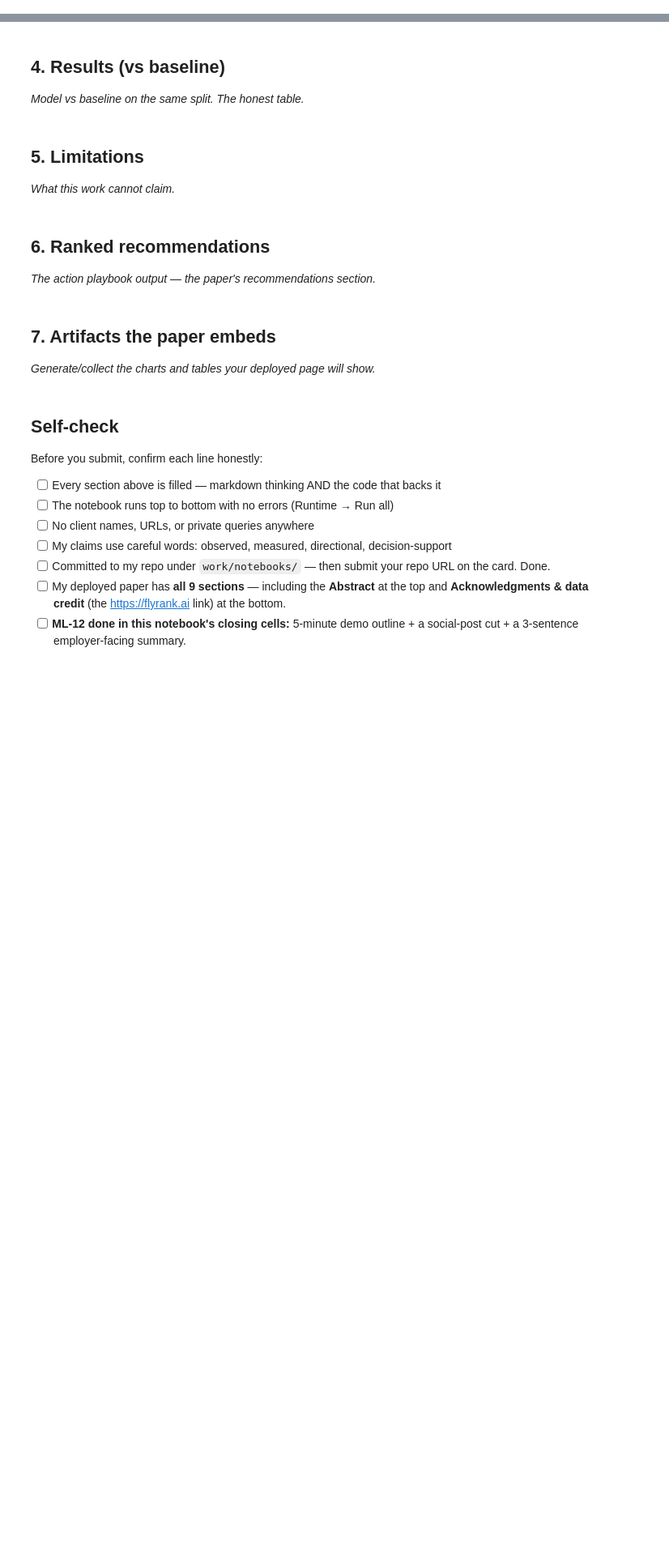
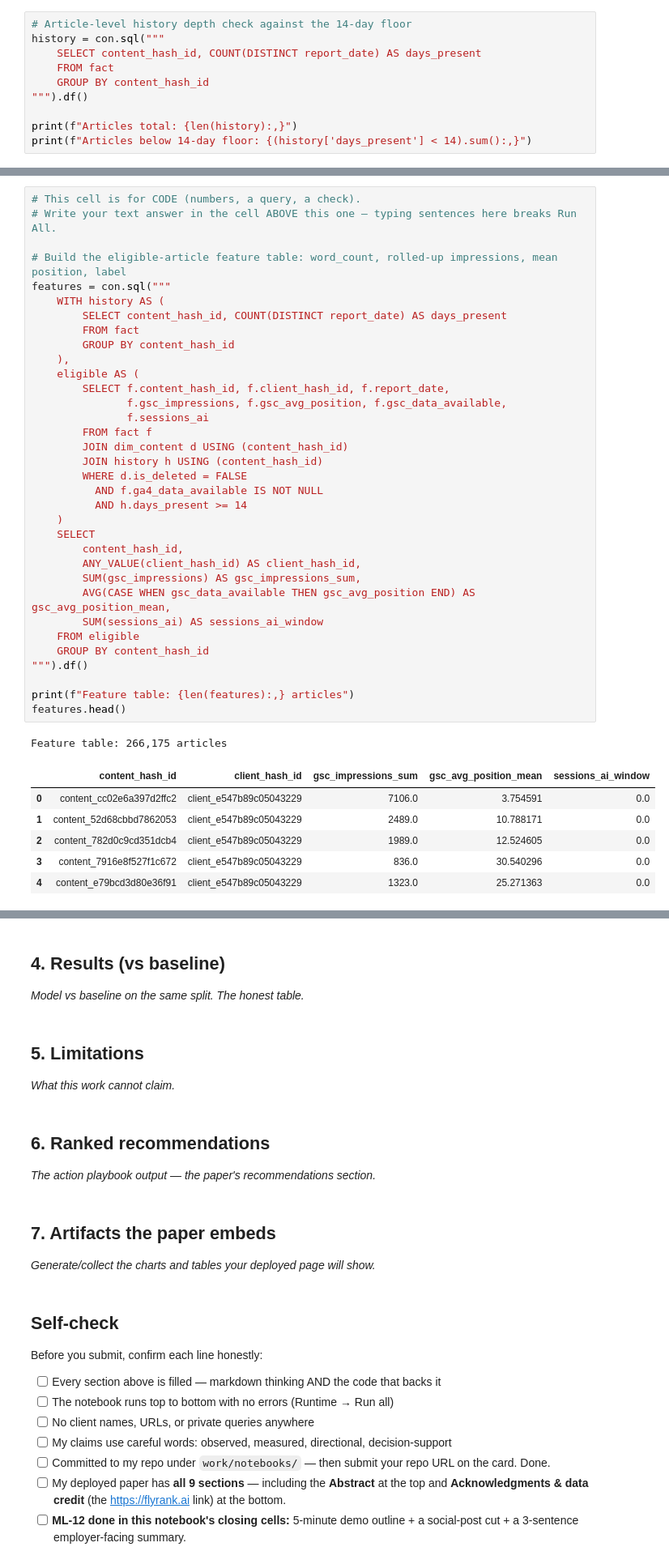
Before and after one commit to whozahm3d/flyrank-ml-internship, a Jupyter notebook: work/notebooks/capstone.ipynb, the cells around one changed output, grey strips where cells are left out. Shown at 81% size. Saved outputs shown, nothing was run; the diff lists cells and outputs as text; blank space fills up the shorter version.

```diff
--- a/work/notebooks/capstone.ipynb
+++ b/work/notebooks/capstone.ipynb
@@ -20,0 +258,10 @@ This skeleton is yours to fill. Work the sections **in order** — each one has
+# %%
+# Article-level history depth check against the 14-day floor
+history = con.sql("""
+    SELECT content_hash_id, COUNT(DISTINCT report_date) AS days_present
+    FROM fact
+    GROUP BY content_hash_id
+""").df()
+
+print(f"Articles total: {len(history):,}")
+print(f"Articles below 14-day floor: {(history['days_present'] < 14).sum():,}")
@@ -20,0 +360,42 @@ This skeleton is yours to fill. Work the sections **in order** — each one has
+# %%
+# This cell is for CODE (numbers, a query, a check).
+# Write your text answer in the cell ABOVE this one — typing sentences here breaks Run All.
+
+# Build the eligible-article feature table: word_count, rolled-up impressions, mean position, label
+features = con.sql("""
+    WITH history AS (
+        SELECT content_hash_id, COUNT(DISTINCT report_date) AS days_present
+        FROM fact
+        GROUP BY content_hash_id
+    ),
+    eligible AS (
+        SELECT f.content_hash_id, f.client_hash_id, f.report_date,
+               f.gsc_impressions, f.gsc_avg_position, f.gsc_data_available,
+               f.sessions_ai
+        FROM fact f
+        JOIN dim_content d USING (content_hash_id)
+        JOIN history h USING (content_hash_id)
+        WHERE d.is_deleted = FALSE
+          AND f.ga4_data_available IS NOT NULL
+          AND h.days_present >= 14
+    )
+    SELECT
+        content_hash_id,
+        ANY_VALUE(client_hash_id) AS client_hash_id,
+        SUM(gsc_impressions) AS gsc_impressions_sum,
+        AVG(CASE WHEN gsc_data_available THEN gsc_avg_position END) AS gsc_avg_position_mean,
+        SUM(sessions_ai) AS sessions_ai_window
+    FROM eligible
+    GROUP BY content_hash_id
+""").df()
+
+print(f"Feature table: {len(features):,} articles")
+features.head()
+# %% [output]
+Feature table: 266,175 articles
+|  | content_hash_id | client_hash_id | gsc_impressions_sum | gsc_avg_position_mean | sessions_ai_window |
+| 0 | content_cc02e6a397d2ffc2 | client_e547b89c05043229 | 7106.0 | 3.754591 | 0.0 |
+| 1 | content_52d68cbbd7862053 | client_e547b89c05043229 | 2489.0 | 10.788171 | 0.0 |
+| 2 | content_782d0c9cd351dcb4 | client_e547b89c05043229 | 1989.0 | 12.524605 | 0.0 |
+| 3 | content_7916e8f527f1c672 | client_e547b89c05043229 | 836.0 | 30.540296 | 0.0 |
+| 4 | content_e79bcd3d80e36f91 | client_e547b89c05043229 | 1323.0 | 25.271363 | 0.0 |
```
Also changed, not shown: parts of 29 cells of this notebook.
